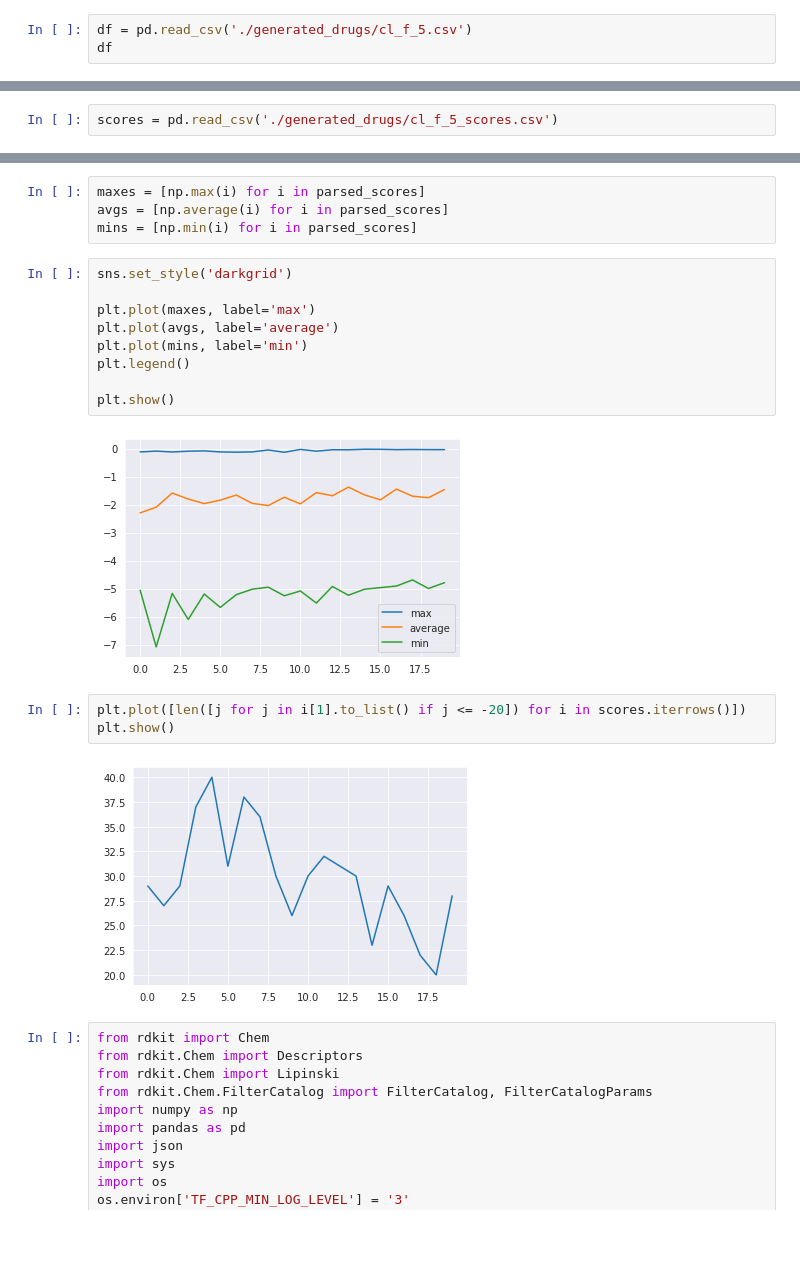
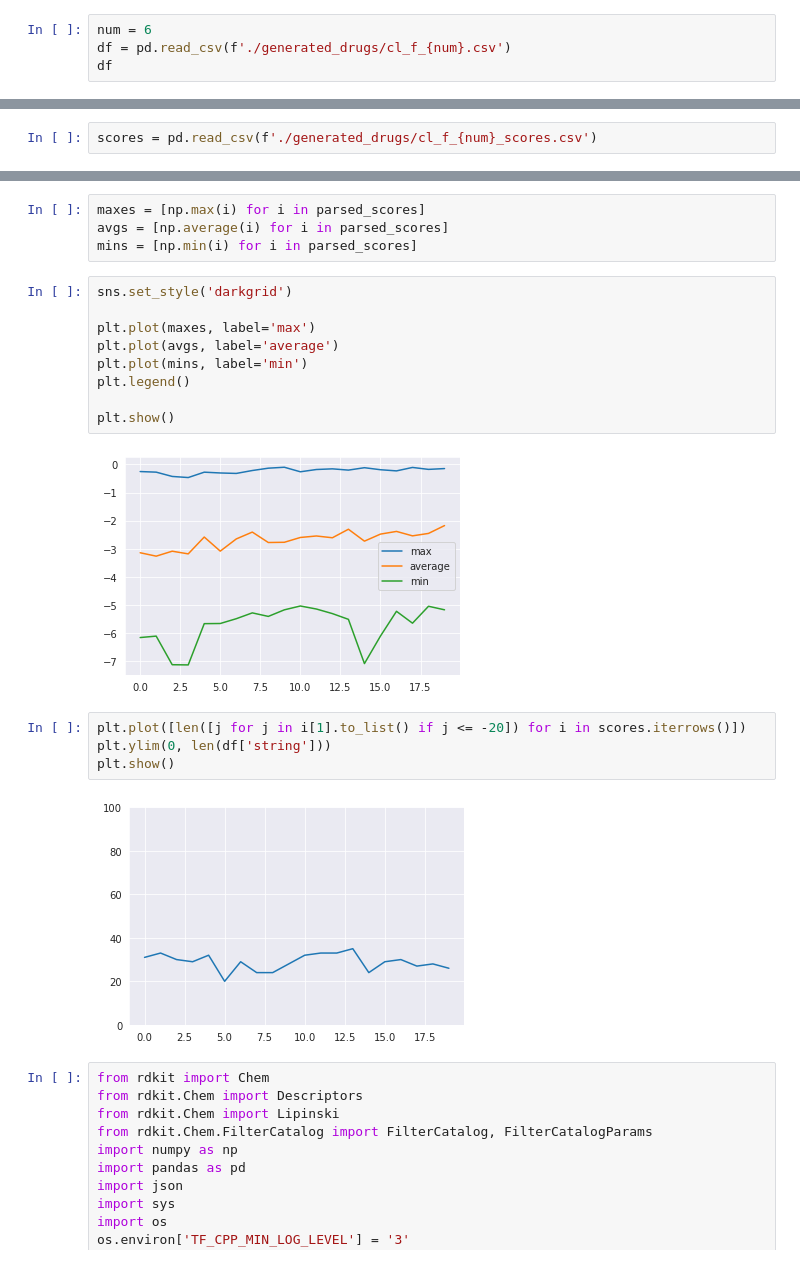
Before and after one commit to NikhilMukraj/mod-qsar, a Jupyter notebook: inverse_qsar/viewing_results.ipynb, the cells around one changed output, grey strips where cells are left out. Drawn from its saved outputs; the diff is of its cells as text; blank space fills up the shorter version.

```diff
--- a/inverse_qsar/viewing_results.ipynb
+++ b/inverse_qsar/viewing_results.ipynb
@@ -9,5 +10,6 @@ import seaborn as sns
 # %%
-df = pd.read_csv('./generated_drugs/cl_f_5.csv')
+num = 6
+df = pd.read_csv(f'./generated_drugs/cl_f_{num}.csv')
 df
 # %% [output]
 |  | score | string |
@@ -49,7 +52,7 @@ len([i for i in wts if i < 200 or i > 500])
 # %% [output]
 0
 # %%
-scores = pd.read_csv('./generated_drugs/cl_f_5_scores.csv')
+scores = pd.read_csv(f'./generated_drugs/cl_f_{num}_scores.csv')
 # %%
 parsed_scores = [[j for j in i[1].to_list() if j > -20] for i in scores.iterrows()]
 # %%
@@ -66,12 +69,13 @@ plt.legend()
 
 plt.show()
 # %% [output]
-[figure, old version]
+[figure, new version]
 # %%
 plt.plot([len([j for j in i[1].to_list() if j <= -20]) for i in scores.iterrows()])
+plt.ylim(0, len(df['string']))
 plt.show()
 # %% [output]
-[figure, old version]
+[figure, new version]
 # %%
 from rdkit import Chem
 from rdkit.Chem import Descriptors
```
Also changed, not shown: parts of 11 cells of this notebook.
